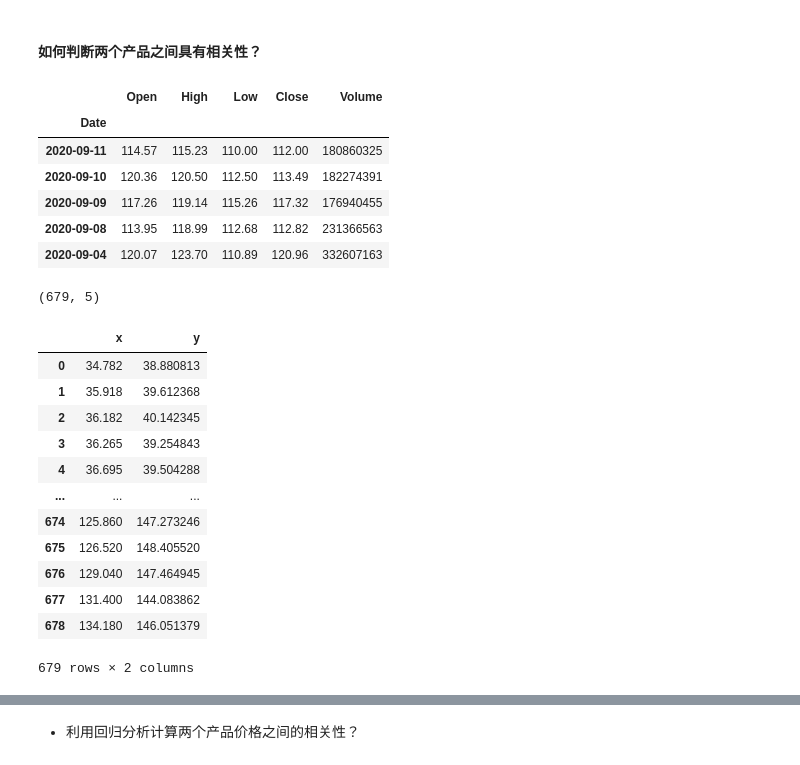
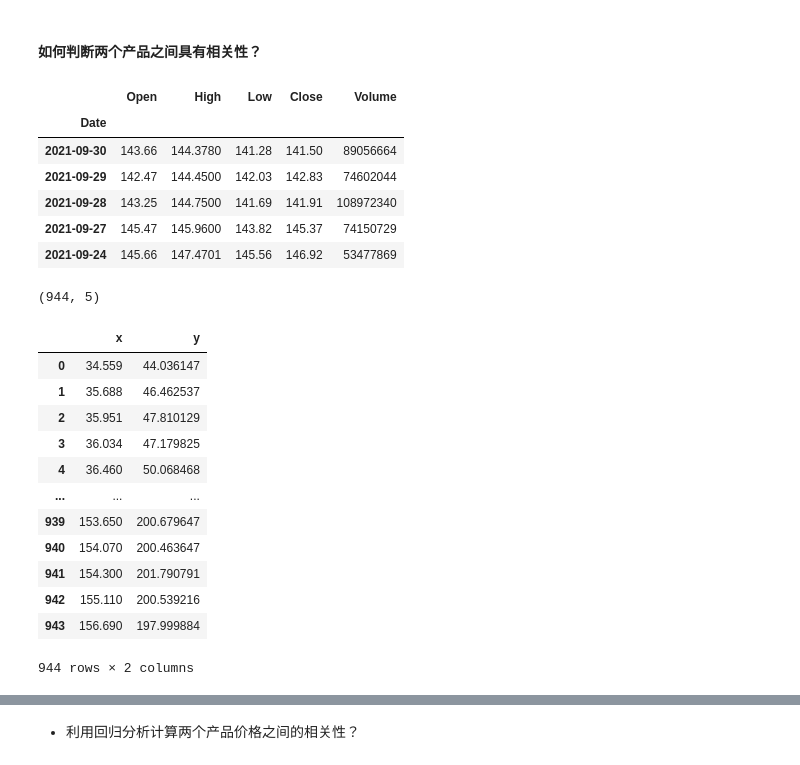
Before and after one commit to christinemu/quant-trading, a Jupyter notebook: TradingStrategy.ipynb, the cells around one changed output, grey strips where cells are left out. Cells and saved outputs as stored; diff of their text form; code cells hidden in the pictures.

```diff
--- a/TradingStrategy.ipynb
+++ b/TradingStrategy.ipynb
@@ -159,18 +287,18 @@ $$
 # %% [markdown]
 #### 如何判断两个产品之间具有相关性？
 # %%
-aprice = web.DataReader('AAPL',data_source='stooq',start=datetime(2018,1,1),end=datetime(2020,9,12))
+aprice = web.DataReader('AAPL',data_source='stooq',start='2018-01-01',end='2021-09-30')
 aprice.head()
 aprice.shape
 # %% [output]
 |  | Open | High | Low | Close | Volume |
 | Date |  |  |  |  |  |
-| 2020-09-11 | 114.57 | 115.23 | 110.00 | 112.00 | 180860325 |
-| 2020-09-10 | 120.36 | 120.50 | 112.50 | 113.49 | 182274391 |
-| 2020-09-09 | 117.26 | 119.14 | 115.26 | 117.32 | 176940455 |
-| 2020-09-08 | 113.95 | 118.99 | 112.68 | 112.82 | 231366563 |
-| 2020-09-04 | 120.07 | 123.70 | 110.89 | 120.96 | 332607163 |
+| 2021-09-30 | 143.66 | 144.3780 | 141.28 | 141.50 | 89056664 |
+| 2021-09-29 | 142.47 | 144.4500 | 142.03 | 142.83 | 74602044 |
+| 2021-09-28 | 143.25 | 144.7500 | 141.69 | 141.91 | 108972340 |
+| 2021-09-27 | 145.47 | 145.9600 | 143.82 | 145.37 | 74150729 |
+| 2021-09-24 | 145.66 | 147.4701 | 145.56 | 146.92 | 53477869 |
-(679, 5)
+(944, 5)
 # %%
 aprice.sort_index(inplace=True)
 y = aprice['Close'][0]
@@ -182,15 +310,15 @@ priceData = pd.DataFrame({'x':sorted(aprice['Close']),'y':ranData})
 priceData
 # %% [output]
 |  | x | y |
-| 0 | 34.782 | 38.880813 |
-| 1 | 35.918 | 39.612368 |
-| 2 | 36.182 | 40.142345 |
-| 3 | 36.265 | 39.254843 |
-| 4 | 36.695 | 39.504288 |
+| 0 | 34.559 | 44.036147 |
+| 1 | 35.688 | 46.462537 |
+| 2 | 35.951 | 47.810129 |
+| 3 | 36.034 | 47.179825 |
+| 4 | 36.460 | 50.068468 |
 | ... | ... | ... |
-| 674 | 125.860 | 147.273246 |
-| 675 | 126.520 | 148.405520 |
-| 676 | 129.040 | 147.464945 |
-| 677 | 131.400 | 144.083862 |
-| 678 | 134.180 | 146.051379 |
+| 939 | 153.650 | 200.679647 |
+| 940 | 154.070 | 200.463647 |
+| 941 | 154.300 | 201.790791 |
+| 942 | 155.110 | 200.539216 |
+| 943 | 156.690 | 197.999884 |
-679 rows × 2 columns
+944 rows × 2 columns
```
Also changed, not shown: parts of 39 cells of this notebook, 1 other file.
